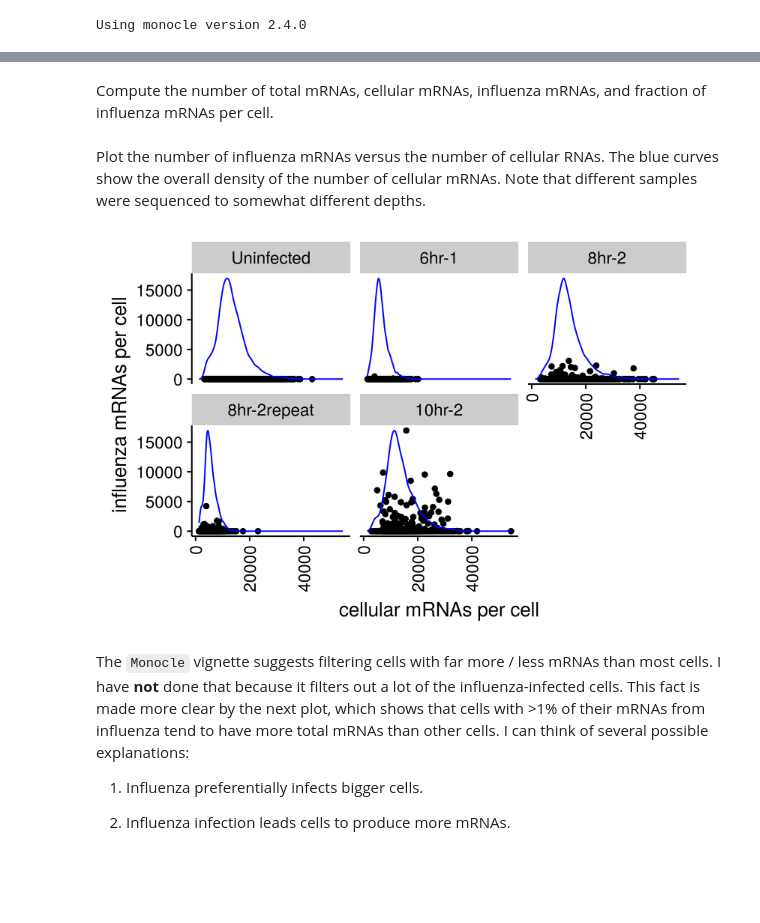
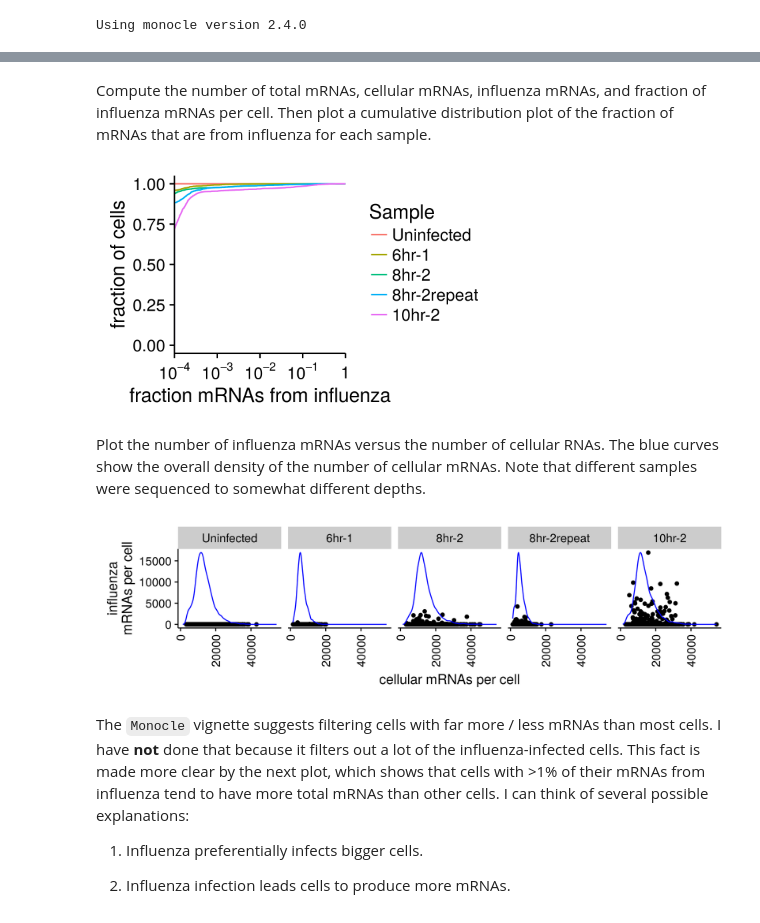
Before and after one commit to jbloomlab/flu_single_cell, a Jupyter notebook: monocle_analysis.ipynb, the cells around one changed output, grey strips where cells are left out. Saved outputs shown, nothing was run; the diff lists cells and outputs as text; code cells hidden in the pictures; blank space fills up the shorter version.

```diff
--- a/monocle_analysis.ipynb
+++ b/monocle_analysis.ipynb
@@ -63,2 +71,3 @@ Filtered all 16746 cells down to the 16746 in samples of interest.
 # %% [markdown]
 Compute the number of total mRNAs, cellular mRNAs, influenza mRNAs, and fraction of influenza mRNAs per cell.
+Then plot a cumulative distribution plot of the fraction of mRNAs that are from influenza for each sample.
@@ -76,3 +74,34 @@ pData(cells)$cellular.mRNAs <- Matrix::colSums(exprs(cells[cellgenes.id,]))
+# %%
+pData(cells)$total.mRNAs <- Matrix::colSums(exprs(cells))
+
+flugenes <- c("fluPB2", "fluPB1", "fluPA", "fluHA", "fluNP", "fluNA", "fluM", "fluNS")
+flugenes.id <- row.names(subset(fData(cells), gene_short_name %in% flugenes))
+pData(cells)$flu.mRNAs <- Matrix::colSums(exprs(cells[flugenes.id,]))
+
+cellgenes.id <- row.names(subset(fData(cells), !(gene_short_name %in% flugenes)))
+pData(cells)$cellular.mRNAs <- Matrix::colSums(exprs(cells[cellgenes.id,]))
+
+pData(cells)$frac.flu.mRNAs <- pData(cells)$flu.mRNAs / pData(cells)$total.mRNAs
+
+# some trickery around x minimum to avoid taking log of 0
+minx <- 1e-4 # minimum value on y-axis
+pData(cells)$log.frac.flu <- ifelse(pData(cells)$frac.flu.mRNAs < minx, log10(minx),
+  log10(pData(cells)$frac.flu.mRNAs))
+
+p.cumul <- ggplot(
+    transform(pData(cells), Sample=factor(Sample, samples)), # order by sample
+    aes(log.frac.flu, color=Sample)) +
+  stat_ecdf() +
+  scale_x_continuous(labels=function(x){fancy_scientific(10**x)},
+    limits=c(log10(minx), 0), expand=c(0, 0), name="fraction mRNAs from influenza") +
+  scale_y_continuous(limits=c(0, 1), name="fraction of cells") +
+  theme(axis.text.x=element_text(vjust=0.2))
+
+plotfile <- file.path(plotsdir, "mRNAs_per_cell_cumul.png")
+ggsave(plotfile, plot=p.cumul, width=4, height=2.5, units="in")
+display_png(file=plotfile, width=400)
+# %% [output]
+[figure, added]
 # %% [markdown]
 Plot the number of influenza mRNAs versus the number of cellular RNAs.
 The blue curves show the overall density of the number of cellular mRNAs.
@@ -80,22 +109,23 @@ Note that different samples were sequenced to somewhat different depths.
 # %%
 scatterplot <- ggplot(
     transform(pData(cells), Sample=factor(Sample, levels=samples)), # order by sample
     aes(cellular.mRNAs, flu.mRNAs)) +
   geom_point()
 
 # use eval substitute to get value of maxy as here: https://stackoverflow.com/a/10659563
 densityplot <- eval(substitute(
   {stat_density(aes(x=cellular.mRNAs, y=maxy*(..scaled..)), geom="line", color='blue')},
   list(maxy=layer_scales(scatterplot)$y$range$range[2])))
 
-p <- scatterplot + densityplot + theme(axis.text.x=element_text(angle=90, vjust=0.5, hjust=1)) +
-  facet_wrap(~Sample) + xlab("cellular mRNAs per cell") + ylab("influenza mRNAs per cell")
+p.flu.vs.cell <- scatterplot + densityplot +
+  theme(axis.text.x=element_text(angle=90, vjust=0.5, hjust=1)) +
+  facet_wrap(~Sample, nrow=1) + xlab("cellular mRNAs per cell") + ylab("influenza\nmRNAs per cell")
 
 plotfile <- file.path(plotsdir, "mRNA_counts_flu_vs_cellular.png")
-ggsave(plotfile, plot=p, width=6, height=4, units="in")
-display_png(file=plotfile, width=600)
+ggsave(plotfile, plot=p.flu.vs.cell, width=9, height=2.5, units="in")
+display_png(file=plotfile, width=900)
 # %% [output]
-[figure, old version]
+[figure, new version]
 # %% [markdown]
 The `Monocle` vignette suggests filtering cells with far more / less mRNAs than most cells.
 I have **not** done that because it filters out a lot of the influenza-infected cells.
```
Also changed, not shown: parts of 15 cells of this notebook.
